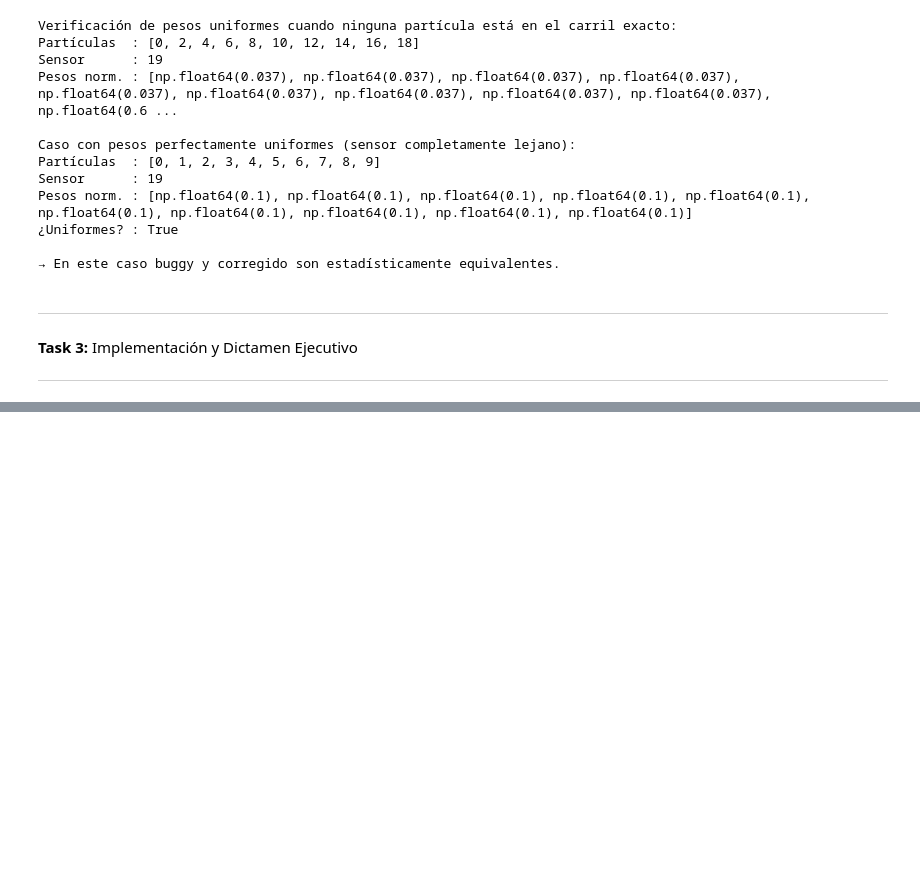
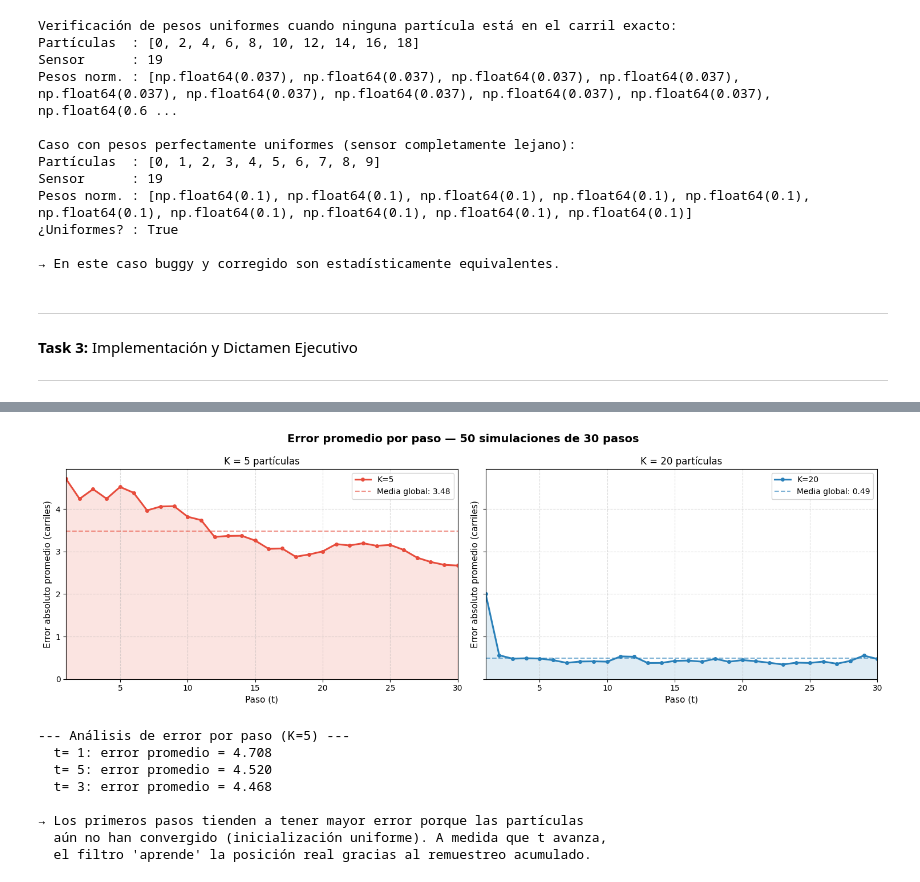
Before and after one commit to Dcextrim/Laboratorios-CC3085, a Jupyter notebook: Lab10.ipynb, the cells around one changed output, grey strips where cells are left out. Drawn from its saved outputs; the diff is of its cells as text; code cells hidden in the pictures; blank space fills up the shorter version.

```diff
--- a/Lab10.ipynb
+++ b/Lab10.ipynb
@@ -228,0 +435,73 @@ Pesos norm. : [np.float64(0.1), np.float64(0.1), np.float64(0.1), np.float64(0.1
+# %%
+# ─────────────────────────────────────────────────────────────
+#  ANÁLISIS EXPERIMENTAL: 50 SIMULACIONES × 30 PASOS
+# ─────────────────────────────────────────────────────────────
+N_SIMS  = 50
+N_PASOS = 30
+
+def experimento(K, n_sims=N_SIMS, n_pasos=N_PASOS, base_seed=100):
+    errores_matrix = np.zeros((n_sims, n_pasos))
+
+    for i in range(n_sims):
+        seed_sim = base_seed + i
+        tray, obs = simular_vehiculo(n_pasos, seed=seed_sim)
+        est, _    = filtro_particulas(obs, K=K, seed=seed_sim + 500)
+        errores_matrix[i] = [abs(r - e) for r, e in zip(tray, est)]
+
+    errores_prom = errores_matrix.mean(axis=1)
+    return errores_matrix, errores_prom
+
+# Ejecutar para ambas configuraciones
+errores_k5,  prom_k5  = experimento(K=5)
+errores_k20, prom_k20 = experimento(K=20)
+
+# ─────────────────────────────────────────────────────────────
+#  GRÁFICA 1: Error promedio por paso (sobre 50 simulaciones)
+# ─────────────────────────────────────────────────────────────
+tiempos = np.arange(1, N_PASOS + 1)
+media_por_paso_k5  = errores_k5.mean(axis=0)
+media_por_paso_k20 = errores_k20.mean(axis=0)
+
+fig, axes = plt.subplots(1, 2, figsize=(15, 5), sharey=True)
+fig.suptitle("Error promedio por paso — 50 simulaciones de 30 pasos", fontsize=14, fontweight="bold")
+
+for ax, media, K, color in zip(
+    axes,
+    [media_por_paso_k5, media_por_paso_k20],
+    [5, 20],
+    ["#e74c3c", "#2980b9"]
+):
+    ax.fill_between(tiempos, 0, media, alpha=0.15, color=color)
+    ax.plot(tiempos, media, color=color, linewidth=2.2, marker="o", markersize=4,
+            label=f"K={K}")
+    ax.axhline(np.mean(media), color=color, linestyle="--", alpha=0.6,
+               label=f"Media global: {np.mean(media):.2f}")
+    ax.set_title(f"K = {K} partículas", fontsize=12)
+    ax.set_xlabel("Paso (t)", fontsize=11)
+    ax.set_ylabel("Error absoluto promedio (carriles)", fontsize=11)
+    ax.set_xlim(1, N_PASOS)
+    ax.set_ylim(0, None)
+    ax.grid(True, linestyle="--", alpha=0.45)
+    ax.legend(fontsize=10)
+
+plt.tight_layout()
+plt.show()
+
+# Análisis: en qué pasos el error es mayor
+print("\n--- Análisis de error por paso (K=5) ---")
+top3_pasos = np.argsort(media_por_paso_k5)[-3:][::-1]
+for p in top3_pasos:
+    print(f"  t={p+1:>2}: error promedio = {media_por_paso_k5[p]:.3f}")
+print("\n→ Los primeros pasos tienden a tener mayor error porque las partículas")
+print("  aún no han convergido (inicialización uniforme). A medida que t avanza,")
+print("  el filtro 'aprende' la posición real gracias al remuestreo acumulado.")
+# %% [output]
+[figure, added]
+--- Análisis de error por paso (K=5) ---
+  t= 1: error promedio = 4.708
+  t= 5: error promedio = 4.520
+  t= 3: error promedio = 4.468
+
+→ Los primeros pasos tienden a tener mayor error porque las partículas
+  aún no han convergido (inicialización uniforme). A medida que t avanza,
+  el filtro 'aprende' la posición real gracias al remuestreo acumulado.
```
Also changed, not shown: parts of 8 cells of this notebook, 1 other file.
